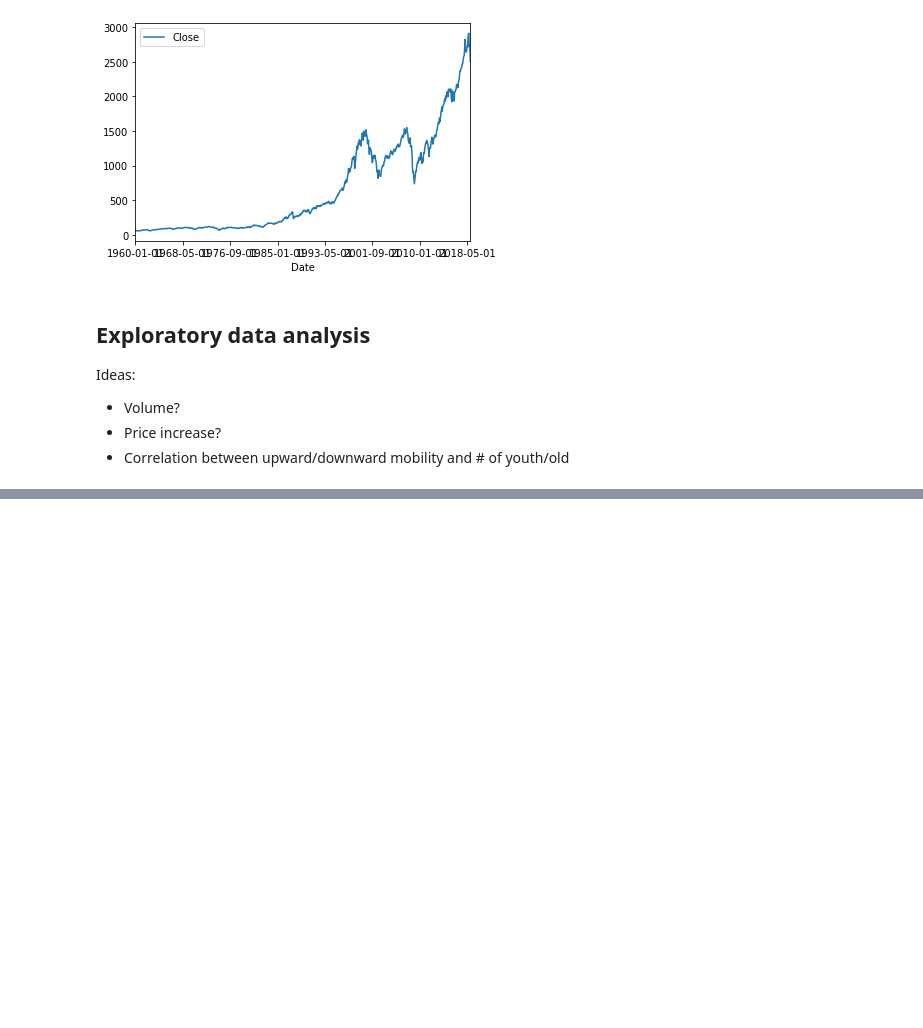
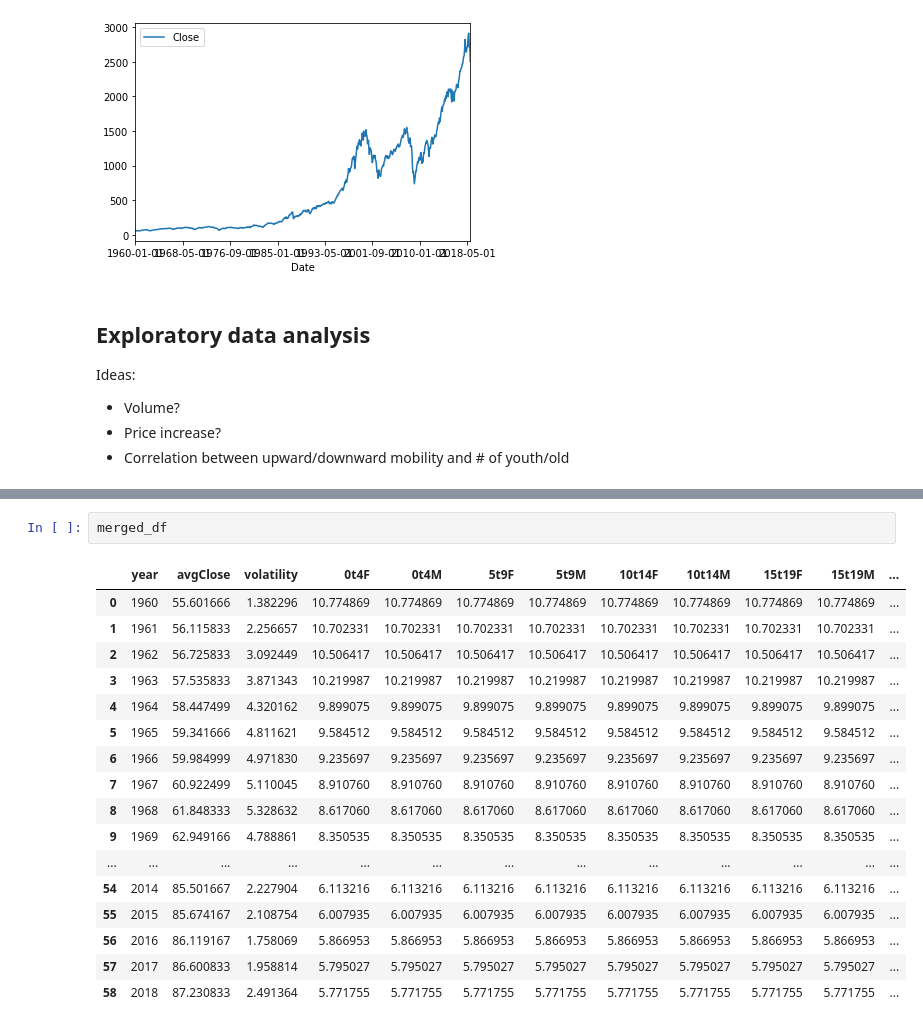
Before and after one commit to doodger/dataScience, a Jupyter notebook: finance.ipynb, the cells around one changed output, grey strips where cells are left out. Drawn from its saved outputs; the diff is of its cells as text; blank space fills up the shorter version.

```diff
--- a/finance.ipynb
+++ b/finance.ipynb
@@ -114,0 +147,20 @@ TODO
+# %%
+merged_df
+# %% [output]
+|  | year | avgClose | volatility | 0t4F | 0t4M | 5t9F | 5t9M | 10t14F | 10t14M | 15t19F | 15t19M | ... |
+| 0 | 1960 | 55.601666 | 1.382296 | 10.774869 | 10.774869 | 10.774869 | 10.774869 | 10.774869 | 10.774869 | 10.774869 | 10.774869 | ... |
+| 1 | 1961 | 56.115833 | 2.256657 | 10.702331 | 10.702331 | 10.702331 | 10.702331 | 10.702331 | 10.702331 | 10.702331 | 10.702331 | ... |
+| 2 | 1962 | 56.725833 | 3.092449 | 10.506417 | 10.506417 | 10.506417 | 10.506417 | 10.506417 | 10.506417 | 10.506417 | 10.506417 | ... |
+| 3 | 1963 | 57.535833 | 3.871343 | 10.219987 | 10.219987 | 10.219987 | 10.219987 | 10.219987 | 10.219987 | 10.219987 | 10.219987 | ... |
+| 4 | 1964 | 58.447499 | 4.320162 | 9.899075 | 9.899075 | 9.899075 | 9.899075 | 9.899075 | 9.899075 | 9.899075 | 9.899075 | ... |
+| 5 | 1965 | 59.341666 | 4.811621 | 9.584512 | 9.584512 | 9.584512 | 9.584512 | 9.584512 | 9.584512 | 9.584512 | 9.584512 | ... |
+| 6 | 1966 | 59.984999 | 4.971830 | 9.235697 | 9.235697 | 9.235697 | 9.235697 | 9.235697 | 9.235697 | 9.235697 | 9.235697 | ... |
+| 7 | 1967 | 60.922499 | 5.110045 | 8.910760 | 8.910760 | 8.910760 | 8.910760 | 8.910760 | 8.910760 | 8.910760 | 8.910760 | ... |
+| 8 | 1968 | 61.848333 | 5.328632 | 8.617060 | 8.617060 | 8.617060 | 8.617060 | 8.617060 | 8.617060 | 8.617060 | 8.617060 | ... |
+| 9 | 1969 | 62.949166 | 4.788861 | 8.350535 | 8.350535 | 8.350535 | 8.350535 | 8.350535 | 8.350535 | 8.350535 | 8.350535 | ... |
+| ... | ... | ... | ... | ... | ... | ... | ... | ... | ... | ... | ... | ... |
+| 54 | 2014 | 85.501667 | 2.227904 | 6.113216 | 6.113216 | 6.113216 | 6.113216 | 6.113216 | 6.113216 | 6.113216 | 6.113216 | ... |
+| 55 | 2015 | 85.674167 | 2.108754 | 6.007935 | 6.007935 | 6.007935 | 6.007935 | 6.007935 | 6.007935 | 6.007935 | 6.007935 | ... |
+| 56 | 2016 | 86.119167 | 1.758069 | 5.866953 | 5.866953 | 5.866953 | 5.866953 | 5.866953 | 5.866953 | 5.866953 | 5.866953 | ... |
+| 57 | 2017 | 86.600833 | 1.958814 | 5.795027 | 5.795027 | 5.795027 | 5.795027 | 5.795027 | 5.795027 | 5.795027 | 5.795027 | ... |
+| 58 | 2018 | 87.230833 | 2.491364 | 5.771755 | 5.771755 | 5.771755 | 5.771755 | 5.771755 | 5.771755 | 5.771755 | 5.771755 | ... |
```
Also changed, not shown: parts of 7 cells of this notebook.
